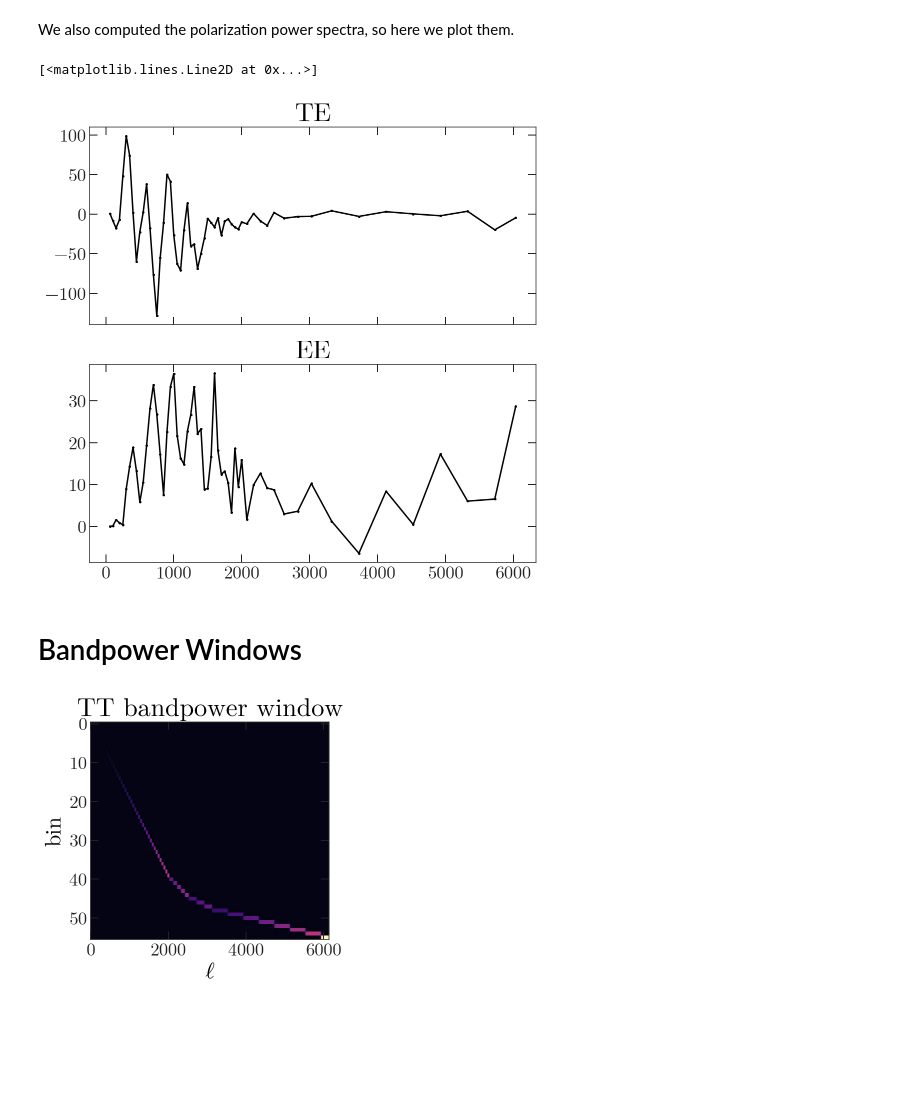
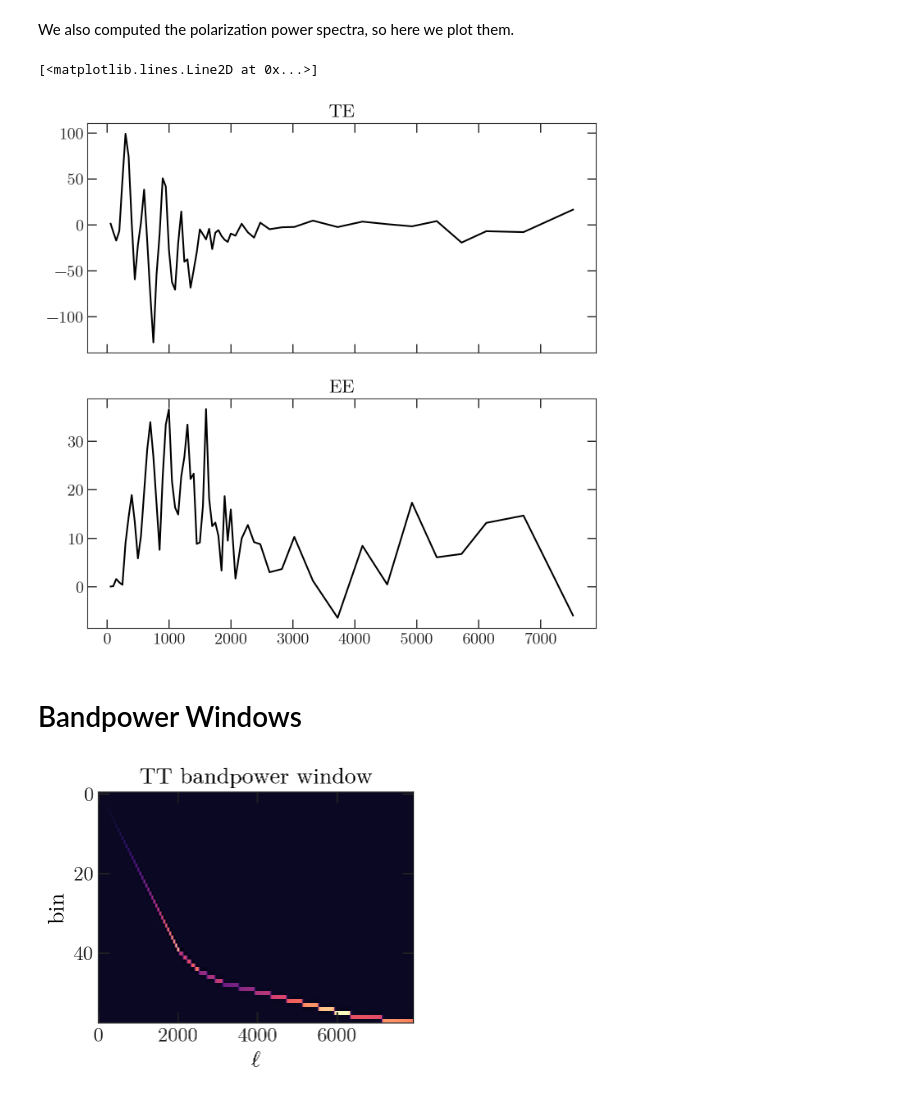
Before and after one commit to xzackli/nawrapper, a Jupyter notebook: notebooks/Reproduce Steve.ipynb, the cells around one changed output. Saved outputs shown, nothing was run; the diff lists cells and outputs as text; code cells hidden in the pictures; blank space fills up the shorter version.

```diff
--- a/notebooks/Reproduce Steve.ipynb
+++ b/notebooks/Reproduce Steve.ipynb
@@ -77,5 +66,7 @@ If you're on tiger/della/perseus, you can skip the next cell which is very expen
 # %%
-if 'mc' not in locals(): # make sure we had not read the matrix from disk already
-    binfile = f'{data_root}/binning/BIN_ACTPOL_50_4_SC_low_ell'
-    bins = nw.read_bins(binfile, is_Dell=True)
-    mc = nw.mode_coupling(namap_list[0], namap_list[1], bins)
+binfile = f'{data_root}/binning/BIN_ACTPOL_50_4_SC_low_ell'
+bins = nw.read_bins(binfile, is_Dell=True)
+mc = nw.mode_coupling(namap_list[0], namap_list[1], bins,
+                      mcm_dir='/tigress/zequnl/cmb/data/mcm/example_steve',
+#                       overwrite=True
+                     )
@@ -148,15 +141,15 @@ mean_Clee = np.sum(EE_cross_spectra, axis=0) / len(EE_cross_spectra)
 axes[1].plot(mc.lb, mean_Clee)
 # %% [output]
 [<matplotlib.lines.Line2D at 0x...>]
-[figure, old version]
+[figure, new version]
 # %% [markdown]
 # Bandpower Windows
 # %%
 bpw = mc.w00.get_bandpower_windows()
 # %%
-plt.imshow(bpw.reshape(56,6144), aspect=100)
+plt.imshow(bpw.reshape(58,7926), aspect=100)
 plt.ylabel('bin')
 plt.xlabel(r'$\ell$')
 plt.title('TT bandpower window');
 # %% [output]
-[figure, old version]
+[figure, new version]
```
Also changed, not shown: parts of 9 cells of this notebook, 12 other files.
